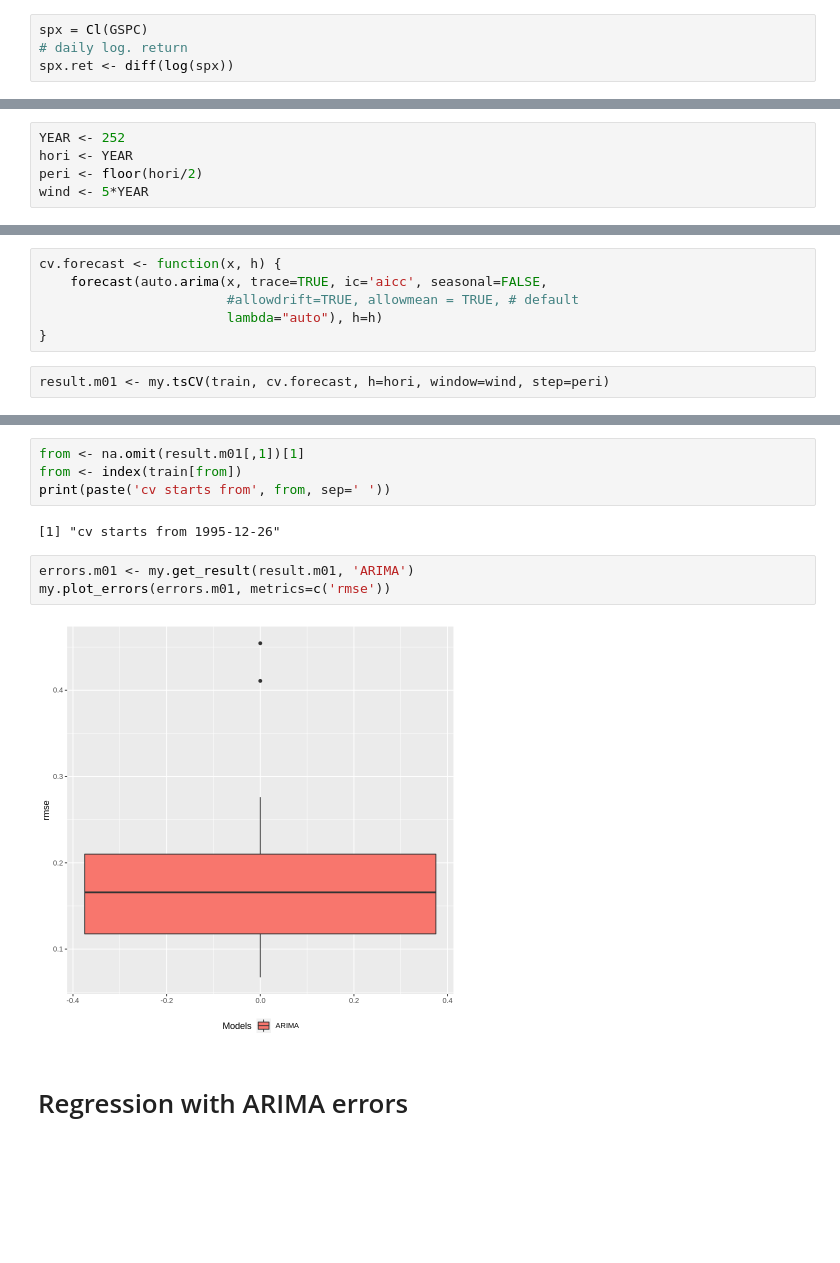
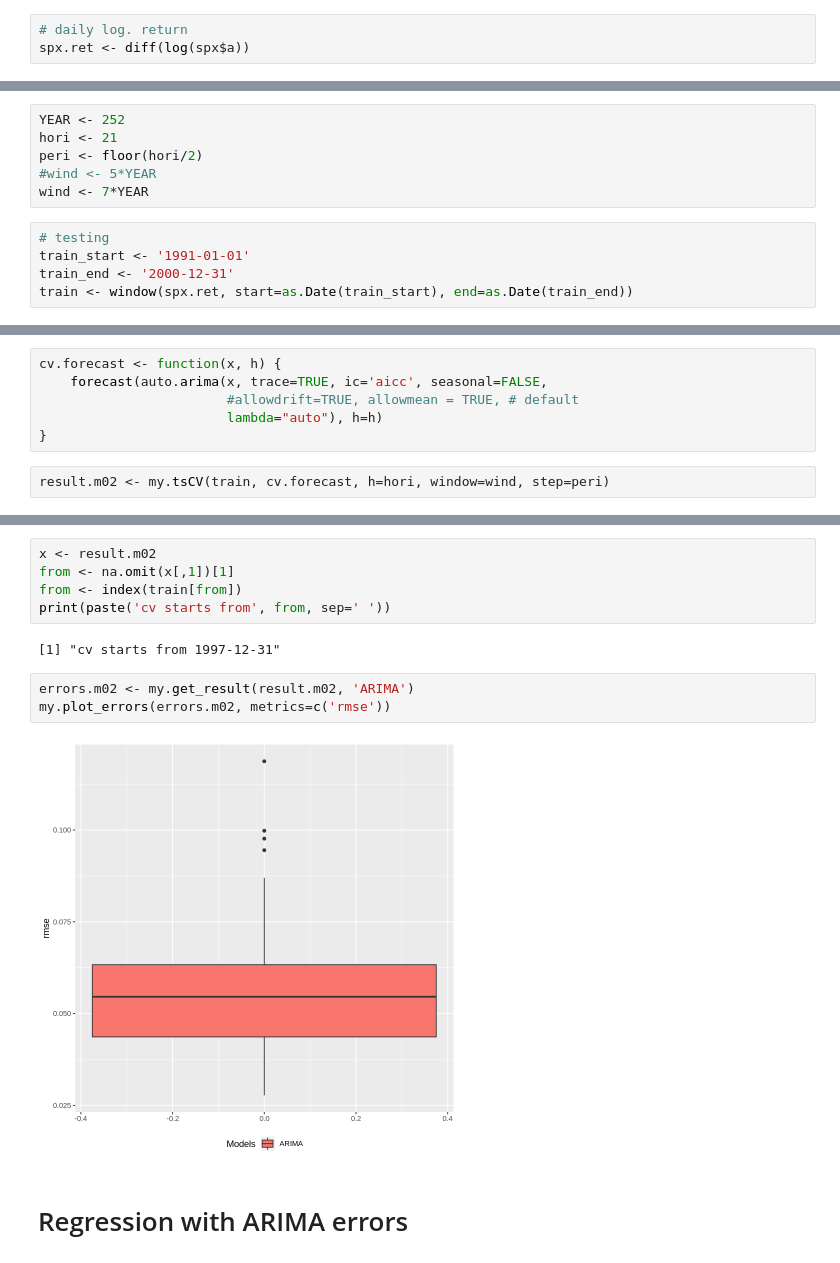
Before and after one commit to lbk209/timeseries, a Jupyter notebook: compare_timeseries_models_spx.ipynb, the cells around one changed output, grey strips where cells are left out. Saved outputs shown, nothing was run; the diff lists cells and outputs as text; blank space fills up the shorter version.

```diff
--- a/compare_timeseries_models_spx.ipynb
+++ b/compare_timeseries_models_spx.ipynb
@@ -27,7 +51,6 @@ getSymbols("^GSPC", from=from, to=to)
 # %%
-spx = Cl(GSPC)
 # daily log. return
-spx.ret <- diff(log(spx))
+spx.ret <- diff(log(spx$a))
 # %%
 train <- window(spx.ret, end=as.Date(train_end))
 test <- window(spx.ret, start=as.Date(test_start), end=as.Date(test_end))
@@ -35,6 +58,12 @@ test <- window(spx.ret, start=as.Date(test_start), end=as.Date(test_end))
 ## CV Settings
 # %%
 YEAR <- 252
-hori <- YEAR
+hori <- 21
 peri <- floor(hori/2)
-wind <- 5*YEAR
+#wind <- 5*YEAR
+wind <- 7*YEAR
+# %%
+# testing
+train_start <- '1991-01-01'
+train_end <- '2000-12-31'
+train <- window(spx.ret, start=as.Date(train_start), end=as.Date(train_end))
@@ -49,7 +83,7 @@ cv.forecast <- function(x, h) {
                         lambda="auto"), h=h)
 }
 # %%
-result.m01 <- my.tsCV(train, cv.forecast, h=hori, window=wind, step=peri)
+result.m02 <- my.tsCV(train, cv.forecast, h=hori, window=wind, step=peri)
 # %% [output]
  Fitting models using approximations to speed things up...
 
@@ -69,15 +103,16 @@ result.m01 <- my.tsCV(train, cv.forecast, h=hori, window=wind, step=peri)
 
  Best model: ARIMA(0,0,0) with non-zero mean
 # %%
-from <- na.omit(result.m01[,1])[1]
+x <- result.m02
+from <- na.omit(x[,1])[1]
 from <- index(train[from])
 print(paste('cv starts from', from, sep=' '))
 # %% [output]
-[1] "cv starts from 1995-12-26"
+[1] "cv starts from 1997-12-31"
 # %%
-errors.m01 <- my.get_result(result.m01, 'ARIMA')
-my.plot_errors(errors.m01, metrics=c('rmse'))
+errors.m02 <- my.get_result(result.m02, 'ARIMA')
+my.plot_errors(errors.m02, metrics=c('rmse'))
 # %% [output]
-[figure, old version]
+[figure, new version]
 # %% [markdown]
 # Regression with ARIMA errors
```
Also changed, not shown: parts of 118 cells of this notebook, 1 other file.
